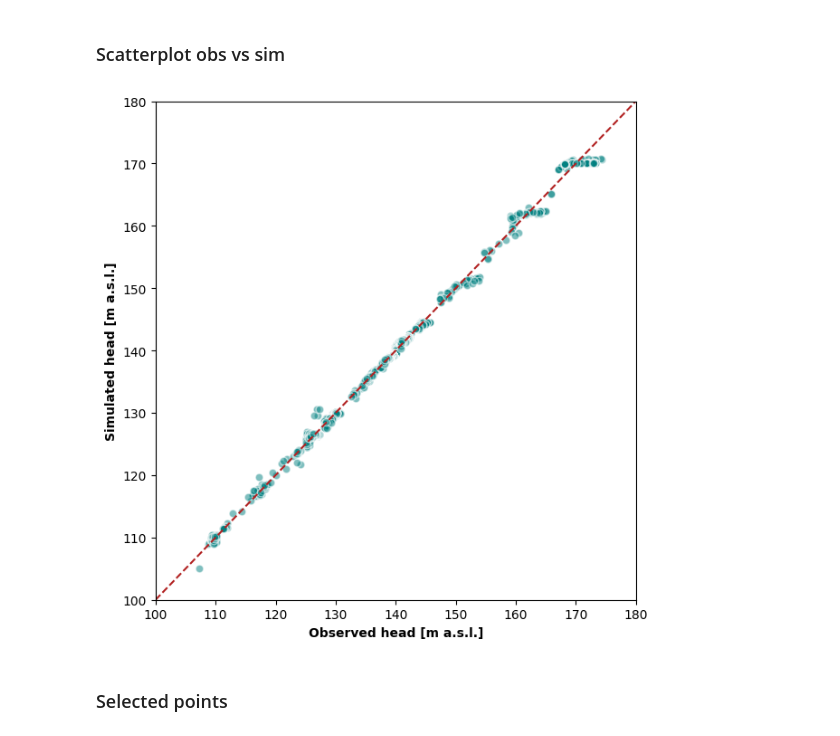
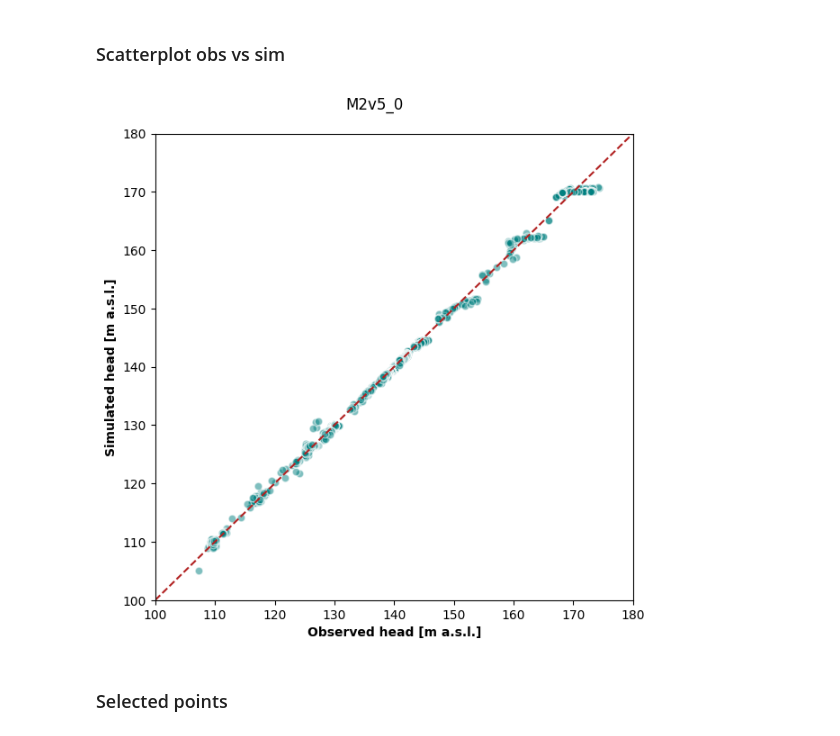
Before and after one commit to paolchol/hm, a Jupyter notebook: MAURICE/transient_model_utilities/read-output-model-usg.ipynb, the cells around one changed output. Saved outputs shown, nothing was run; the diff lists cells and outputs as text; code cells hidden in the pictures.

```diff
--- a/MAURICE/transient_model_utilities/read-output-model-usg.ipynb
+++ b/MAURICE/transient_model_utilities/read-output-model-usg.ipynb
@@ -133,19 +138,21 @@ target_results = pd.read_csv(os.path.join(model_cwd, f'{model_name}_headtarget_r
 # %%
 fig, ax = plt.subplots(1,1, figsize = dv.cm2inch(8*2, 8*2))
 
 sns.scatterplot(df_plot, x = 'Observed', y = 'Simulated', marker = '.', ax = ax, alpha = 0.5,
                 s = 150, color = 'teal')
 
 ax.axline((0,0), (180,180), color='firebrick', linestyle='--')
 ax.set_xlim(100,180)
 ax.set_ylim(100,180)
 
 ax.set_xlabel('Observed head [m a.s.l.]', fontweight = 'bold')
 ax.set_ylabel('Simulated head [m a.s.l.]', fontweight = 'bold')
+
+fig.suptitle(model_name)
 fig.tight_layout()
 fig.savefig(os.path.join(model_cwd, 'plot', 'obs-vs-sim.png'), bbox_inches = 'tight', dpi = 300)
 # %% [output]
-[figure, old version]
+[figure, new version]
 # %% [markdown]
 ### Selected points
 # %%
```
Also changed, not shown: parts of 37 cells of this notebook.
